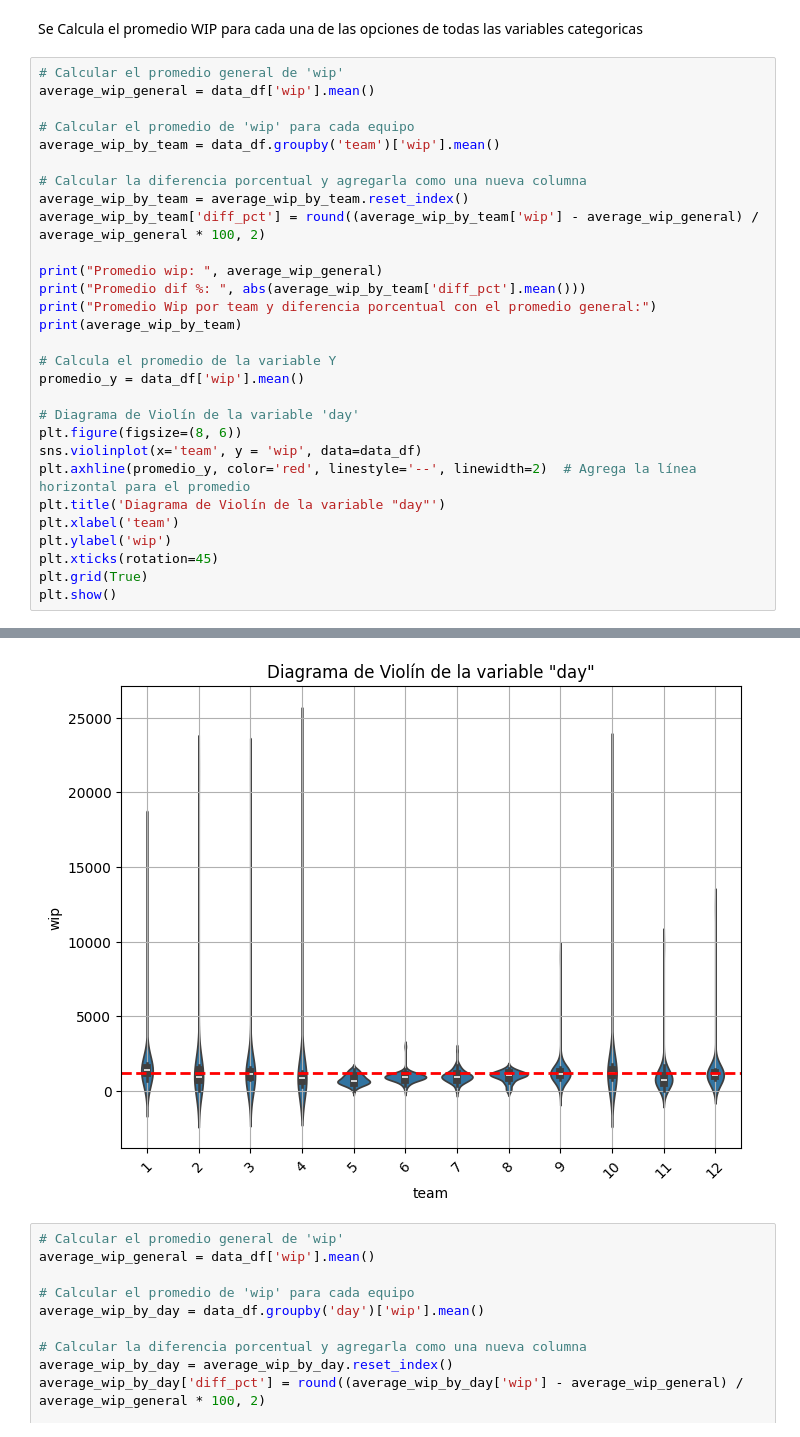
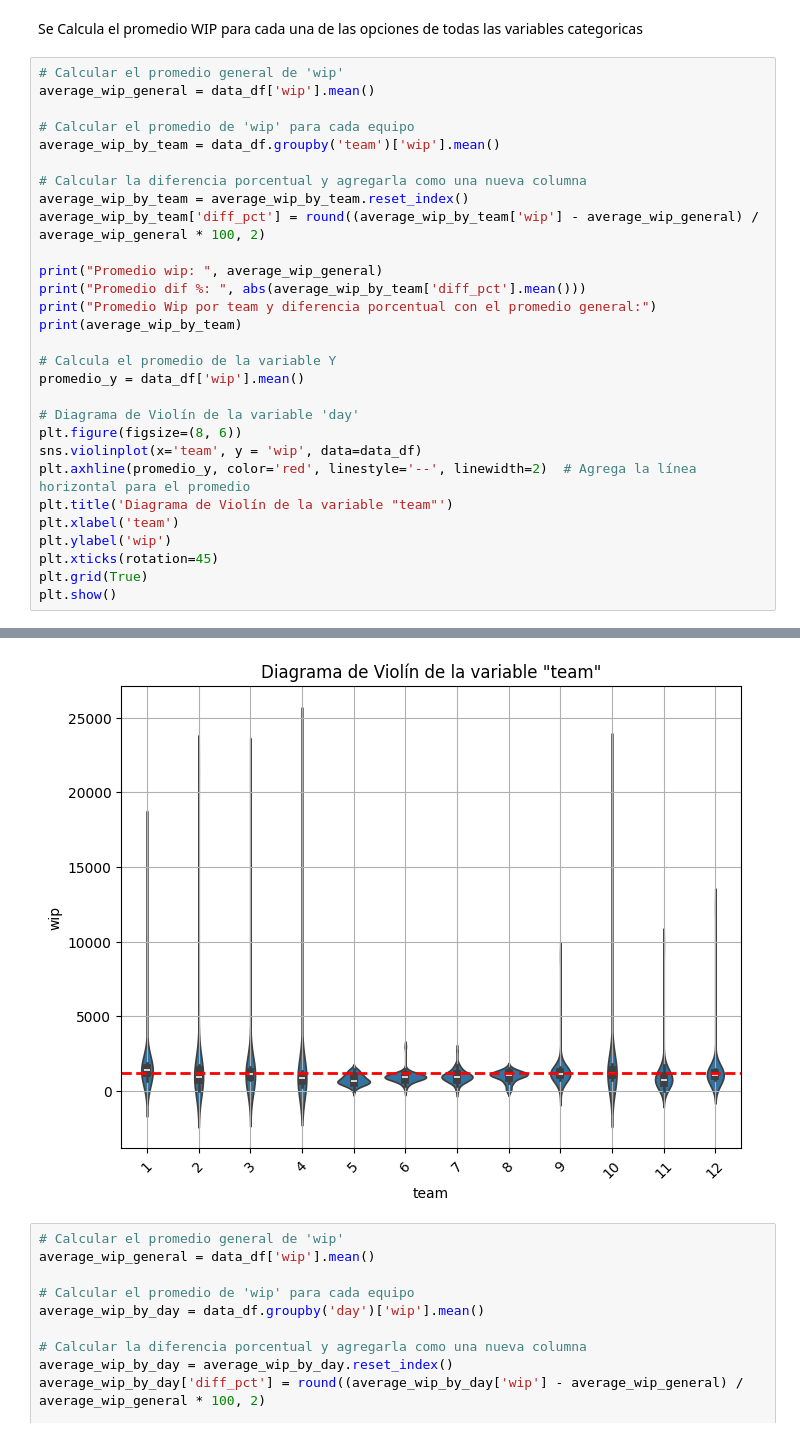
Before and after one commit to vcalderonmol/Proyecto1-Analitica, a Jupyter notebook: Tarea 2.ipynb, the cells around one changed output, grey strips where cells are left out. Saved outputs shown, nothing was run; the diff lists cells and outputs as text.

```diff
--- a/Tarea 2.ipynb
+++ b/Tarea 2.ipynb
@@ -165,35 +180,35 @@ print(average_wip_by_team)
 
 # Calcula el promedio de la variable Y
 promedio_y = data_df['wip'].mean()
 
 # Diagrama de Violín de la variable 'day'
 plt.figure(figsize=(8, 6))
 sns.violinplot(x='team', y = 'wip', data=data_df)
 plt.axhline(promedio_y, color='red', linestyle='--', linewidth=2)  # Agrega la línea horizontal para el promedio
-plt.title('Diagrama de Violín de la variable "day"')
+plt.title('Diagrama de Violín de la variable "team"')
 plt.xlabel('team')
 plt.ylabel('wip')
 plt.xticks(rotation=45)
 plt.grid(True)
 plt.show()
 # %% [output]
 Promedio wip:  1190.4659913169319
 Promedio dif %:  0.08333333333333333
 Promedio Wip por team y diferencia porcentual con el promedio general:
     team          wip  diff_pct
 0      1  1609.196429     35.17
 1      2  1326.280702     11.41
 2      3  1409.293103     18.38
 3      4  1218.677966      2.37
 4      5   773.741379    -35.01
 5      6   936.559322    -21.33
 6      7   999.509091    -16.04
 7      8   984.375000    -17.31
 8      9  1283.724138      7.83
 9     10  1528.333333     28.38
 10    11   968.135593    -18.68
 11    12  1259.915254      5.83
-[figure, old version]
+[figure, new version]
 # %%
 # Calcular el promedio general de 'wip'
 average_wip_general = data_df['wip'].mean()
```
Also changed, not shown: parts of 2 cells of this notebook, 1 other file.
